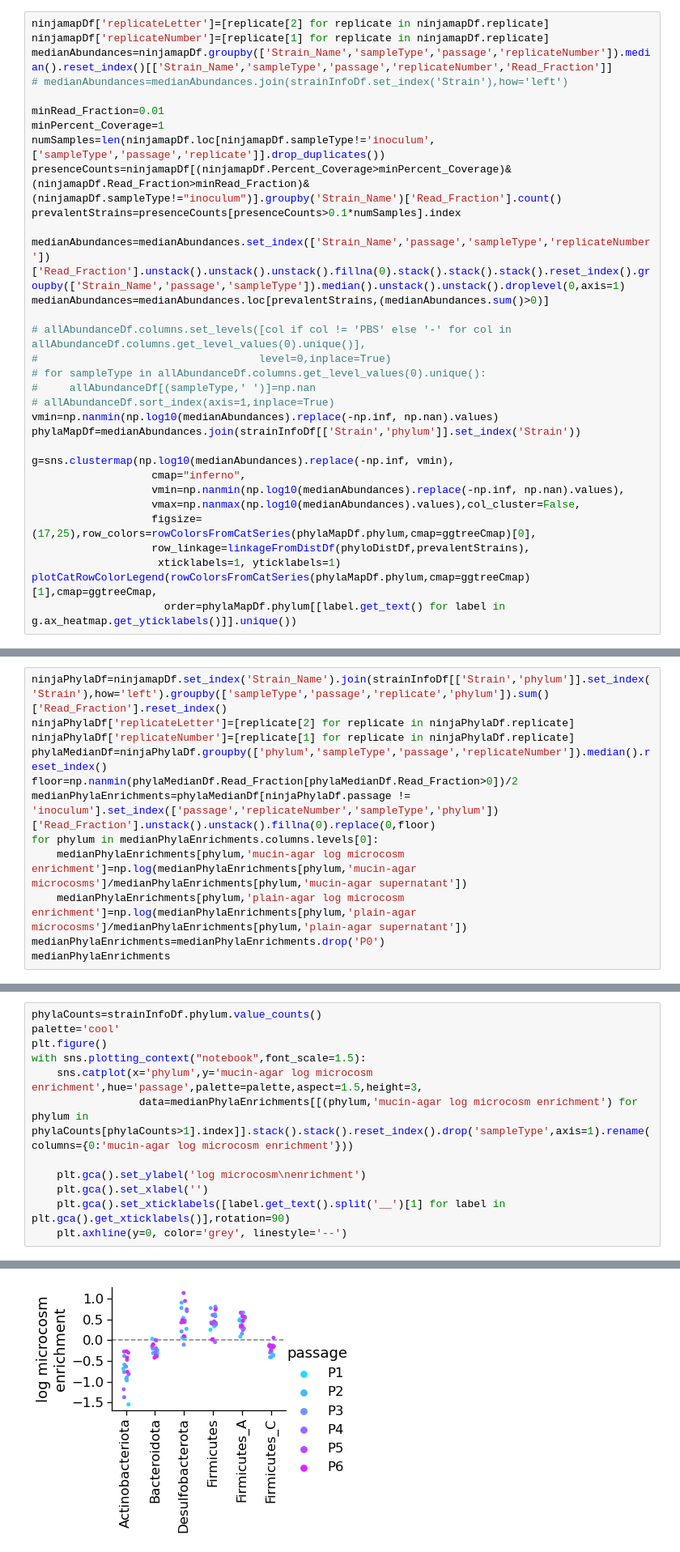
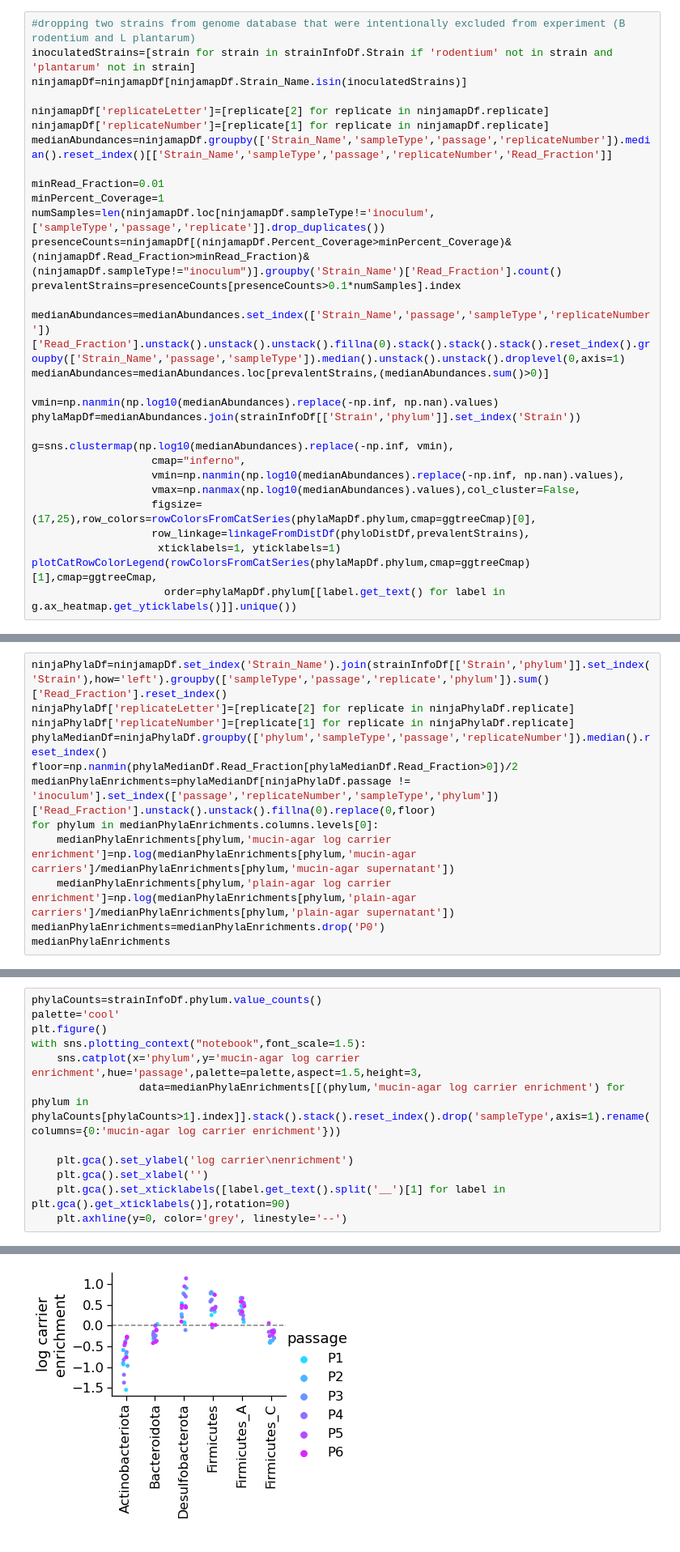
Before and after one commit to xiaofanjin/gut-community-microcosms, a Jupyter notebook: gut-community-microcosms.ipynb, the cells around one changed output, grey strips where cells are left out. Shown at 81% size. Saved outputs shown, nothing was run; the diff lists cells and outputs as text.

Commit message:
minor bug fixes, rename microcosm to carrier

```diff
--- a/gut-community-microcosms.ipynb
+++ b/gut-community-microcosms.ipynb
@@ -88,10 +87,13 @@ def linkageFromDistDf(phyloDistsDf,speciesList=None,method='complete'):
         speciesList=phyloDistsDf.index
     return scipy.cluster.hierarchy.linkage(scipy.spatial.distance.squareform(phyloDistsDf.loc[speciesList,speciesList].values),method=method)
 # %%
+#dropping two strains from genome database that were intentionally excluded from experiment (B rodentium and L plantarum)
+inoculatedStrains=[strain for strain in strainInfoDf.Strain if 'rodentium' not in strain and 'plantarum' not in strain]
+ninjamapDf=ninjamapDf[ninjamapDf.Strain_Name.isin(inoculatedStrains)]
+
 ninjamapDf['replicateLetter']=[replicate[2] for replicate in ninjamapDf.replicate]
 ninjamapDf['replicateNumber']=[replicate[1] for replicate in ninjamapDf.replicate]
 medianAbundances=ninjamapDf.groupby(['Strain_Name','sampleType','passage','replicateNumber']).median().reset_index()[['Strain_Name','sampleType','passage','replicateNumber','Read_Fraction']]
-# medianAbundances=medianAbundances.join(strainInfoDf.set_index('Strain'),how='left')
 
 minRead_Fraction=0.01
 minPercent_Coverage=1
@@ -102,11 +104,6 @@ prevalentStrains=presenceCounts[presenceCounts>0.1*numSamples].index
 medianAbundances=medianAbundances.set_index(['Strain_Name','passage','sampleType','replicateNumber'])['Read_Fraction'].unstack().unstack().unstack().fillna(0).stack().stack().stack().reset_index().groupby(['Strain_Name','passage','sampleType']).median().unstack().unstack().droplevel(0,axis=1)
 medianAbundances=medianAbundances.loc[prevalentStrains,(medianAbundances.sum()>0)]
 
-# allAbundanceDf.columns.set_levels([col if col != 'PBS' else '-' for col in allAbundanceDf.columns.get_level_values(0).unique()],
-#                                   level=0,inplace=True)
-# for sampleType in allAbundanceDf.columns.get_level_values(0).unique():
-#     allAbundanceDf[(sampleType,' ')]=np.nan
-# allAbundanceDf.sort_index(axis=1,inplace=True)
 vmin=np.nanmin(np.log10(medianAbundances).replace(-np.inf, np.nan).values)
 phylaMapDf=medianAbundances.join(strainInfoDf[['Strain','phylum']].set_index('Strain'))
 
@@ -325,8 +306,8 @@ phylaMedianDf=ninjaPhylaDf.groupby(['phylum','sampleType','passage','replicateNu
 floor=np.nanmin(phylaMedianDf.Read_Fraction[phylaMedianDf.Read_Fraction>0])/2
 medianPhylaEnrichments=phylaMedianDf[ninjaPhylaDf.passage != 'inoculum'].set_index(['passage','replicateNumber','sampleType','phylum'])['Read_Fraction'].unstack().unstack().fillna(0).replace(0,floor)
 for phylum in medianPhylaEnrichments.columns.levels[0]:
-    medianPhylaEnrichments[phylum,'mucin-agar log microcosm enrichment']=np.log(medianPhylaEnrichments[phylum,'mucin-agar microcosms']/medianPhylaEnrichments[phylum,'mucin-agar supernatant'])
-    medianPhylaEnrichments[phylum,'plain-agar log microcosm enrichment']=np.log(medianPhylaEnrichments[phylum,'plain-agar microcosms']/medianPhylaEnrichments[phylum,'plain-agar supernatant'])
+    medianPhylaEnrichments[phylum,'mucin-agar log carrier enrichment']=np.log(medianPhylaEnrichments[phylum,'mucin-agar carriers']/medianPhylaEnrichments[phylum,'mucin-agar supernatant'])
+    medianPhylaEnrichments[phylum,'plain-agar log carrier enrichment']=np.log(medianPhylaEnrichments[phylum,'plain-agar carriers']/medianPhylaEnrichments[phylum,'plain-agar supernatant'])
 medianPhylaEnrichments=medianPhylaEnrichments.drop('P0')
 medianPhylaEnrichments
 # %% [output]
@@ -353,18 +334,18 @@ medianPhylaEnrichments
 # %%
 phylaCounts=strainInfoDf.phylum.value_counts()
 palette='cool'
 plt.figure()
 with sns.plotting_context("notebook",font_scale=1.5):
-    sns.catplot(x='phylum',y='mucin-agar log microcosm enrichment',hue='passage',palette=palette,aspect=1.5,height=3,
-                 data=medianPhylaEnrichments[[(phylum,'mucin-agar log microcosm enrichment') for phylum in phylaCounts[phylaCounts>1].index]].stack().stack().reset_index().drop('sampleType',axis=1).rename(columns={0:'mucin-agar log microcosm enrichment'}))
+    sns.catplot(x='phylum',y='mucin-agar log carrier enrichment',hue='passage',palette=palette,aspect=1.5,height=3,
+                 data=medianPhylaEnrichments[[(phylum,'mucin-agar log carrier enrichment') for phylum in phylaCounts[phylaCounts>1].index]].stack().stack().reset_index().drop('sampleType',axis=1).rename(columns={0:'mucin-agar log carrier enrichment'}))
 
-    plt.gca().set_ylabel('log microcosm\nenrichment')
+    plt.gca().set_ylabel('log carrier\nenrichment')
     plt.gca().set_xlabel('')
     plt.gca().set_xticklabels([label.get_text().split('__')[1] for label in plt.gca().get_xticklabels()],rotation=90)
     plt.axhline(y=0, color='grey', linestyle='--')
 # %% [output]
 <Figure size 432x288 with 0 Axes>
-[figure, old version]
+[figure, new version]
 # %%
 floor=np.nanmin(medianAbundances.Read_Fraction[medianAbundances.Read_Fraction>0])/2
 floor
```
Also changed, not shown: parts of 19 cells of this notebook.
